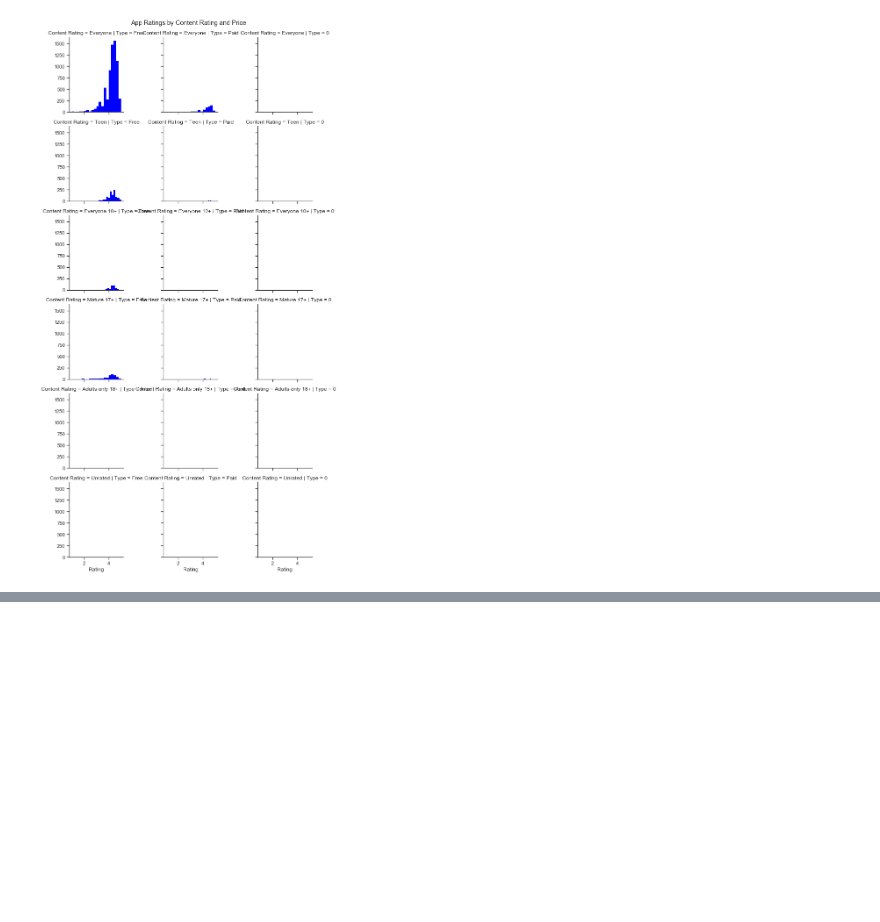
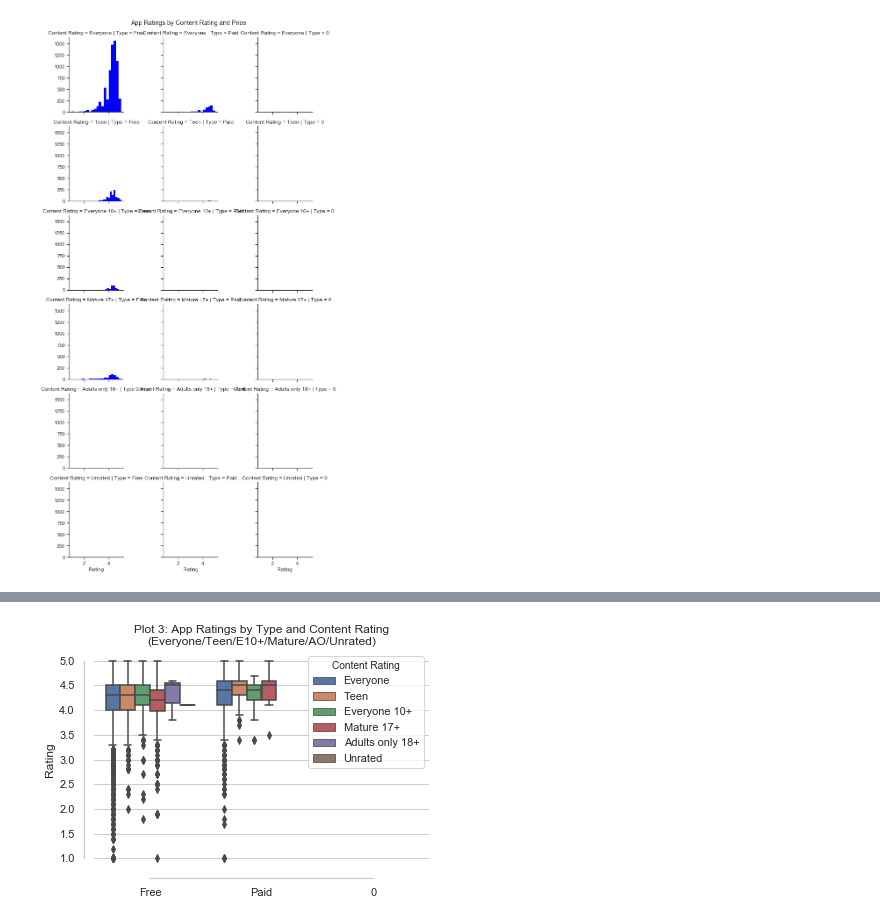
Before and after one commit to jkovach89/12-2-Assignment, a Jupyter notebook: Assignment 12.2 - Data Visualizations with Seaborn - Google Play Apps.ipynb, the cells around one changed output, grey strips where cells are left out. Saved outputs shown, nothing was run; the diff lists cells and outputs as text; code cells hidden in the pictures; blank space fills up the shorter version.

```diff
--- a/Assignment 12.2 - Data Visualizations with Seaborn - Google Play Apps.ipynb
+++ b/Assignment 12.2 - Data Visualizations with Seaborn - Google Play Apps.ipynb
@@ -61,0 +60,10 @@ plt.show()
+# %%
+#Compare using boxplots
+ax = sns.boxplot(x='Type', y='Rating', hue='Content Rating', data=apps)
+plt.title('Plot 3: App Ratings by Type and Content Rating\n(Everyone/Teen/E10+/Mature/AO/Unrated)')
+sns.despine(offset=10, trim=True)
+ax.set(xlabel='', ylabel='Rating')
+
+plt.show()
+# %% [output]
+[figure, added]
```
Also changed, not shown: parts of 7 cells of this notebook.
